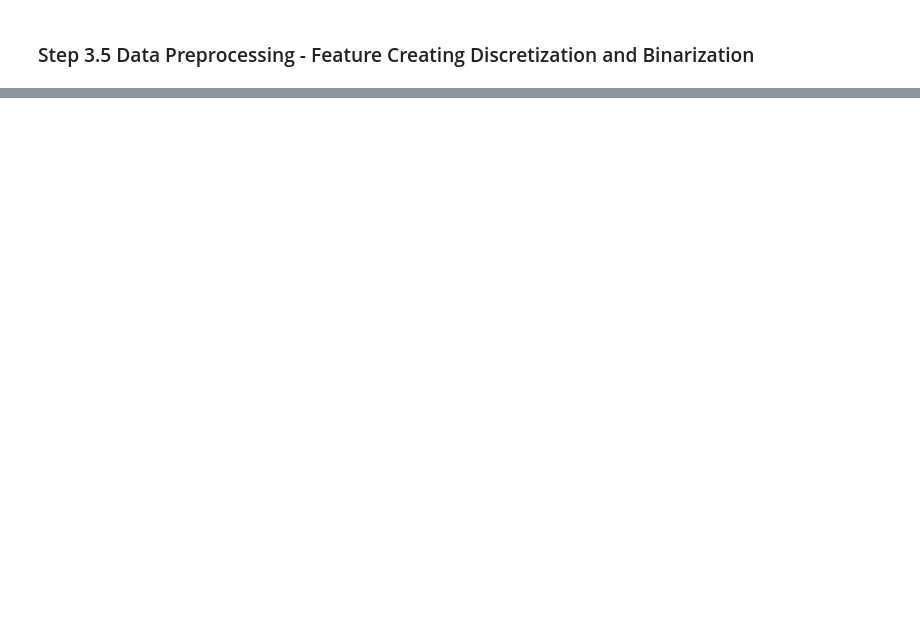
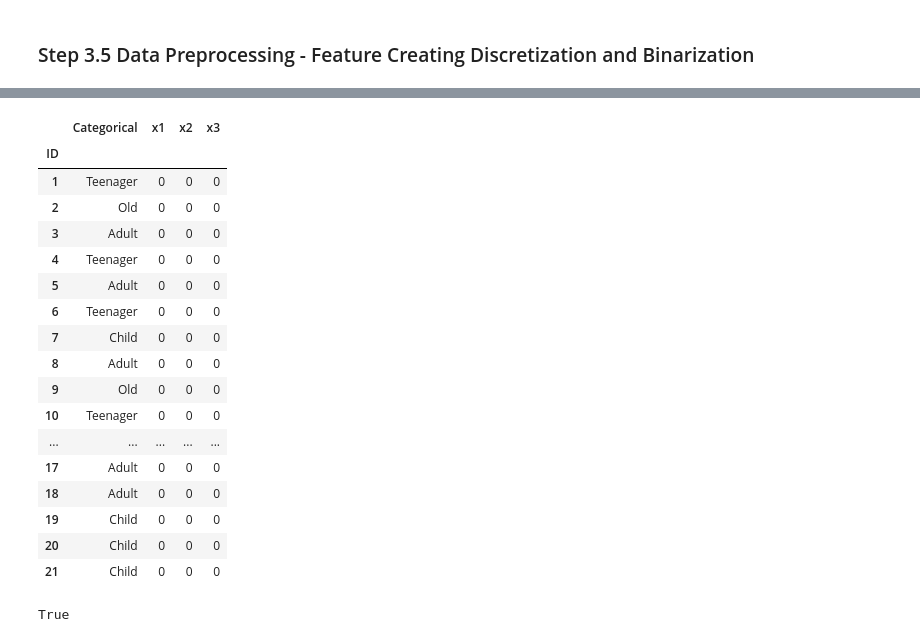
Before and after one commit to bhaskar-ruthvik/CS-F415-Data-Mining-Notebooks, a Jupyter notebook: 01-Data-Preprocessing.ipynb, the cells around one changed output, grey strips where cells are left out. Saved outputs shown, nothing was run; the diff lists cells and outputs as text; code cells hidden in the pictures; blank space fills up the shorter version.

```diff
--- a/01-Data-Preprocessing.ipynb
+++ b/01-Data-Preprocessing.ipynb
@@ -565,0 +781,3 @@ The Top 3 Eigenvectors are: [[ 1.65926472e-03 -6.81015556e-04  1.94905742e-04 -4
+# %%
+discretization_df = pd.read_csv('./Datasets/Data_Preprocessing/discretization.csv',index_col='ID')
+discretization_df.head()
@@ -565,0 +803,16 @@ The Top 3 Eigenvectors are: [[ 1.65926472e-03 -6.81015556e-04  1.94905742e-04 -4
+# %%
+col_values = ['Child','Teenager','Adult','Old','Invalid']
+def get_category(age):
+    if age>= 0 and age<13:
+        return col_values[0]
+    elif age>=13 and age<20:
+        return col_values[1]
+    elif age>=20 and age<60:
+        return col_values[2]
+    elif age>=60 and age<110:
+        return col_values[3]
+    elif age>=110 or age<0:
+        return col_values[4]
+discretization_df['Categorical'] = discretization_df['Age'].apply(get_category)
+discretization_df = discretization_df.drop('Age',axis=1)
+discretization_df.head()
@@ -565,0 +840,29 @@ The Top 3 Eigenvectors are: [[ 1.65926472e-03 -6.81015556e-04  1.94905742e-04 -4
+# %%
+for i in range(math.floor(math.log2(len(discretization_df['Categorical'].unique())))+1):
+
+    discretization_df[f"x{i+1}"] = 0
+
+discretization_df
+# %% [output]
+|  | Categorical | x1 | x2 | x3 |
+| ID |  |  |  |  |
+| 1 | Teenager | 0 | 0 | 0 |
+| 2 | Old | 0 | 0 | 0 |
+| 3 | Adult | 0 | 0 | 0 |
+| 4 | Teenager | 0 | 0 | 0 |
+| 5 | Adult | 0 | 0 | 0 |
+| 6 | Teenager | 0 | 0 | 0 |
+| 7 | Child | 0 | 0 | 0 |
+| 8 | Adult | 0 | 0 | 0 |
+| 9 | Old | 0 | 0 | 0 |
+| 10 | Teenager | 0 | 0 | 0 |
+| ... | ... | ... | ... | ... |
+| 17 | Adult | 0 | 0 | 0 |
+| 18 | Adult | 0 | 0 | 0 |
+| 19 | Child | 0 | 0 | 0 |
+| 20 | Child | 0 | 0 | 0 |
+| 21 | Child | 0 | 0 | 0 |
+# %%
+discretization_df['Categorical'][1] =='Teenager'
+# %% [output]
+True
```
Also changed, not shown: parts of 59 cells of this notebook, 2 other files.
